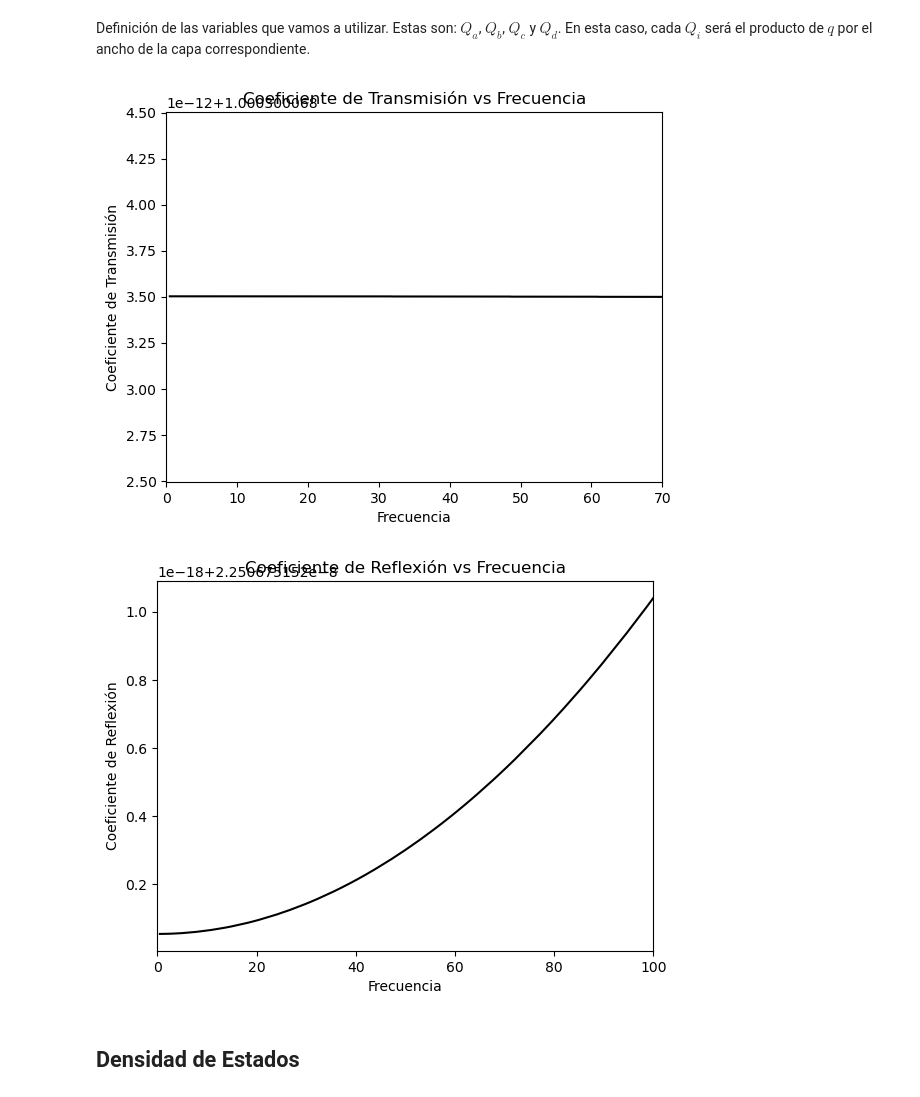
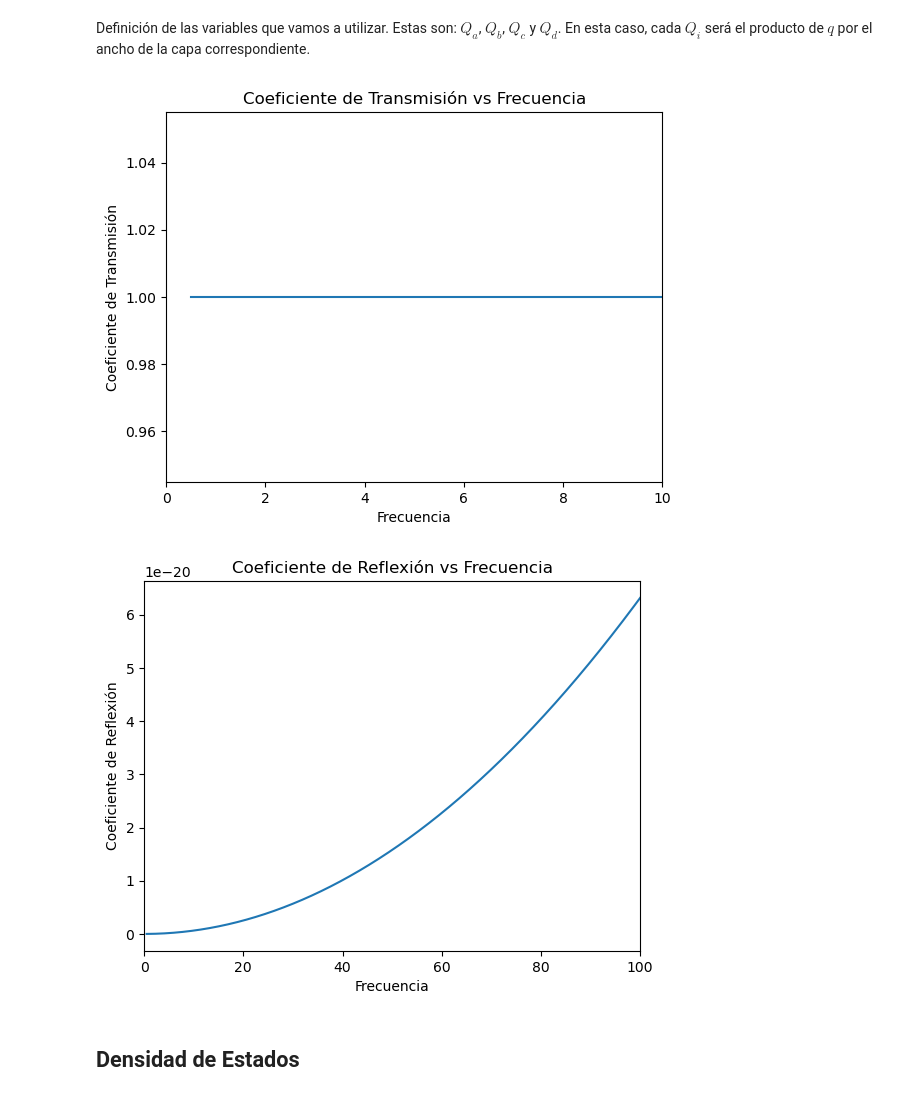
Before and after one commit to Jwpr-dpr/Tesis, a Jupyter notebook: CristalFotonico.ipynb, the cells around one changed output. Cells and saved outputs as stored; diff of their text form; code cells hidden in the pictures.

```diff
--- a/CristalFotonico.ipynb
+++ b/CristalFotonico.ipynb
@@ -103,44 +103,46 @@ n_b = e_b * u_b
 theta = 0 * np.pi / 12
 lista3 = []
 lista4 = []
+nus = []
 
 vs = np.arange(0.5, 100, 0.01)
 for nu in vs:
     Maa = M_a(nu, theta)
     Mbb = M_b(nu, theta)
     MP = np.dot(Mbb, Maa)
     MT = np.linalg.matrix_power(MP,10)
 
     # Cálculo del coeficiente de transmisión
-    tras = np.abs((2 * xi(theta)) / (xi(theta) * (MT[0, 0] + MT[1, 1]) - MT[1, 0] - xi(theta)**2 * MT[0, 1]))**2
-    refl = np.abs((xi(theta) * (-MT[1, 1] + MT[0, 0]) + MT[1, 0] - xi(theta)**2 * MT[0, 1]) /
-                  (xi(theta) * (MT[1, 1] + MT[0, 0]) - MT[1, 0] - xi(theta)**2 * MT[0, 1]))**2
+    Tras = np.abs((2 * np.cos(theta)) / (np.cos(theta) * (MT[0, 0] + MT[1, 1]) - MT[1, 0] - (np.cos(theta) ** 2) * MT[0, 1])) ** 2
+    Refl = np.abs((np.cos(theta) * (-MT[1, 1] + MT[0, 0]) + MT[1, 0] - (np.cos(theta) ** 2) * MT[0, 1]) /
+              (np.cos(theta) * (MT[1, 1] + MT[0, 0]) - MT[1, 0] - (np.cos(theta) ** 2) * MT[0, 1])) ** 2
 
-    lista3.append([nu, tras])
-    lista4.append([nu, refl])
+    lista3.append(Tras)
+    lista4.append(Refl)
+    nus.append(nu)
 
 # Gráfico del coeficiente de transmisión
 plt.figure()
-plt.plot(*zip(*lista3), color='black', linestyle='-')
+plt.plot(nus,lista3)
 plt.xlabel('Frecuencia')
 plt.ylabel('Coeficiente de Transmisión')
 plt.title('Coeficiente de Transmisión vs Frecuencia')
-plt.xlim([0,70])
+plt.xlim([0,10])
 #plt.ylim([0,8])
 plt.show()
 
 # Gráfico del coeficiente de reflexión
 plt.figure()
-plt.plot(*zip(*lista4), color='black', linestyle='-')
+plt.plot(nus,lista4)
 plt.xlabel('Frecuencia')
 plt.ylabel('Coeficiente de Reflexión')
 plt.title('Coeficiente de Reflexión vs Frecuencia')
 plt.xlim([0,100])
 #plt.ylim([0,150])
 plt.show()
 # %% [output]
-[figure, old version]
+[figure, new version]
-[figure, old version]
+[figure, new version]
 # %% [markdown]
 ## **Densidad de Estados**
 # %%
```
Also changed, not shown: 1 other file.
